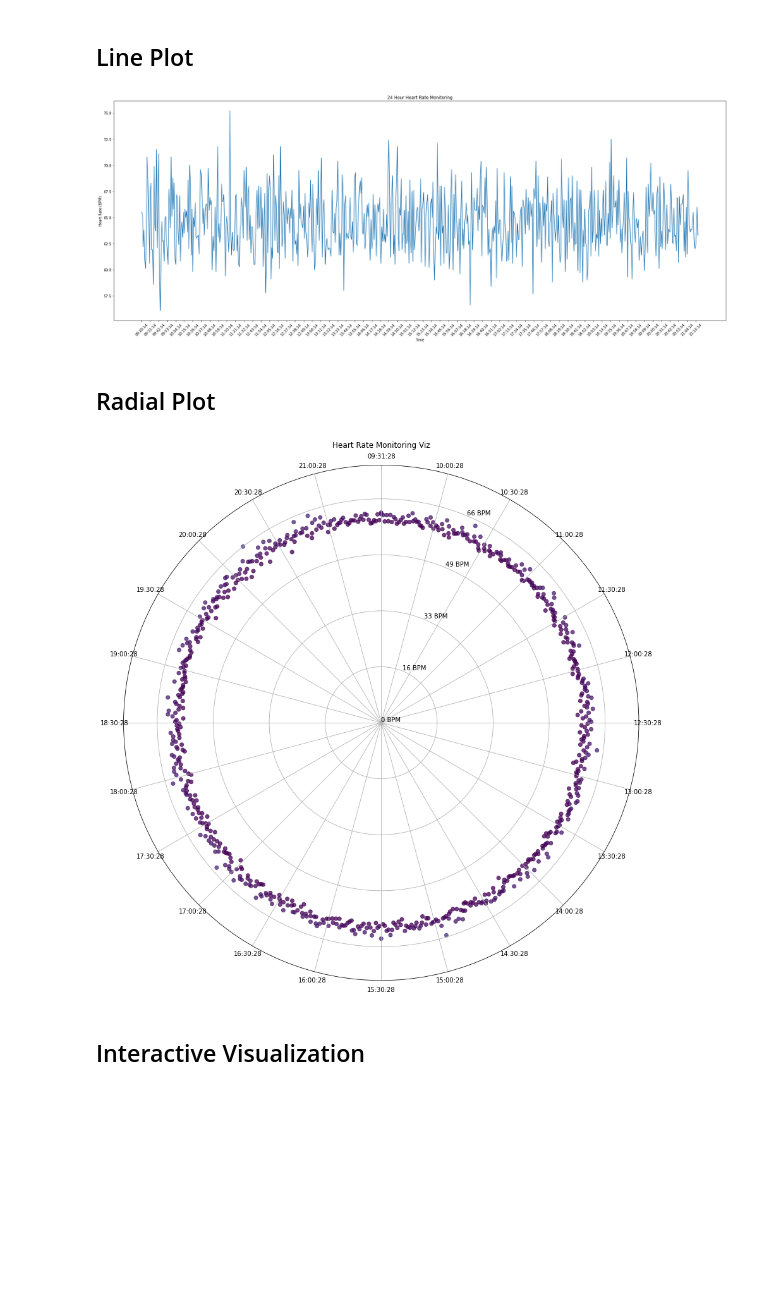
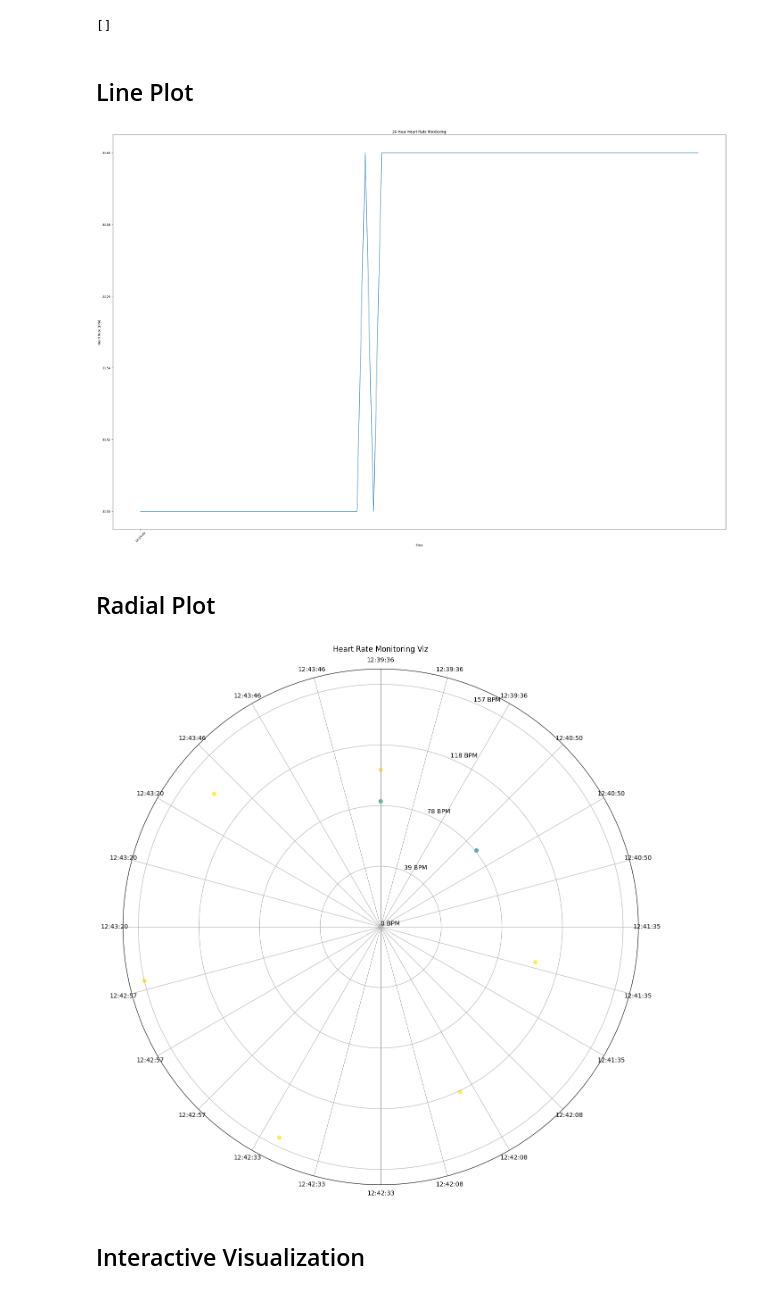
Before and after one commit to RalleDeMus/heatsense, a Jupyter notebook: python plotting/hr.ipynb, the cells around one changed output. Cells and saved outputs as stored; diff of their text form; code cells hidden in the pictures; blank space fills up the shorter version.

```diff
--- a/python plotting/hr.ipynb
+++ b/python plotting/hr.ipynb
@@ -31,0 +25,7 @@ print(len(heart_rate_data))
+# %%
+with open('HeatSense_data.json', 'r') as openfile:
+    data = json.load(openfile)
+
+print(data['stores'][0]['values'])
+
+hrs = data['stores'][0]['values']
@@ -31,0 +34,9 @@ print(len(heart_rate_data))
+# %%
+heartlist = []
+templist = []
+
+for l in hrs:
+    if 'temp' in l.keys():
+        templist.append(l)
+    elif 'hr' in l.keys():
+        heartlist.append(l)
@@ -31,0 +63,4 @@ print(len(heart_rate_data))
+# %%
+hrs = templist
+
+timstmps, heart_rates = np.expand_dims([x['timestamp'] for x in hrs], 1), np.expand_dims([x['temp'] for x in hrs], 1)
@@ -31,0 +71,7 @@ print(len(heart_rate_data))
+# %%
+hours = 12
+heart_rate_data = np.concatenate([heart_rates, timstmps], 1)
+
+
+print(heart_rate_data.shape)
+heart_rate_data
@@ -39,27 +104,31 @@ for i in range(0, len(heart_rate_data) - window, window):
     average_data.append([round(avg_hr, 1), window_data[:, 1][0]])
 
 heart_rate_data = average_data
+
+heart_rate_data
+# %% [output]
+[]
 # %% [markdown]
 ## Line Plot
 # %%
-xaxis = [datetime.datetime.fromtimestamp(x).strftime("%H:%M:%S") for x in np.array(heart_rate_data)[:,1]]
+xaxis = [datetime.datetime.utcfromtimestamp(x/1000).strftime('%H:%M:%S') for x in np.array(heart_rate_data)[:,1]]
 yaxis = np.array(heart_rate_data)[:,0]
 
-plt.figure(figsize=(25, 10))
+plt.figure(figsize=(30, 20))
 plt.plot(xaxis, yaxis)
 #sns.lineplot(y = yaxis, x = xaxis,markers=True)
 
 plt.title('24 Hour Heart Rate Monitoring')
 plt.xlabel('Time')
 plt.ylabel('Heart Rate (BPM)')
-plt.xticks(np.array(xaxis)[:: int(len(xaxis) / 60)])
+plt.xticks(np.array(xaxis)[:: int(len(xaxis) / 1)])
 plt.xticks(rotation=45)
 plt.tight_layout()
 
 plt.show()
 # plt.savefig('heart_rate_24hr.png')
 # %% [output]
-[figure, old version]
+[figure, new version]
 # %% [markdown]
 ## Radial Plot
 # %%
@@ -67,7 +136,7 @@ import numpy as np
 import pandas as pd
 import matplotlib.pyplot as plt
 
-timestamps = [datetime.datetime.fromtimestamp(x).strftime("%H:%M:%S") for x in np.array(heart_rate_data)[:,1]]
+timestamps = [datetime.datetime.fromtimestamp(x/1000).strftime("%H:%M:%S") for x in np.array(heart_rate_data)[:,1]]
 heart_rates = np.array(heart_rate_data)[:,0]
 
 
@@ -94,7 +163,7 @@ ax.set_yticklabels([f"{int(i)} BPM" for i in np.linspace(0, max(heart_rates), 5)
 ax.set_title('Heart Rate Monitoring Viz', va='bottom')
 ax.grid(True)
 # %% [output]
-[figure, old version]
+[figure, new version]
 # %% [markdown]
 ## Interactive Visualization
 # %%
```
Also changed, not shown: parts of 7 cells of this notebook, 24 other files.
